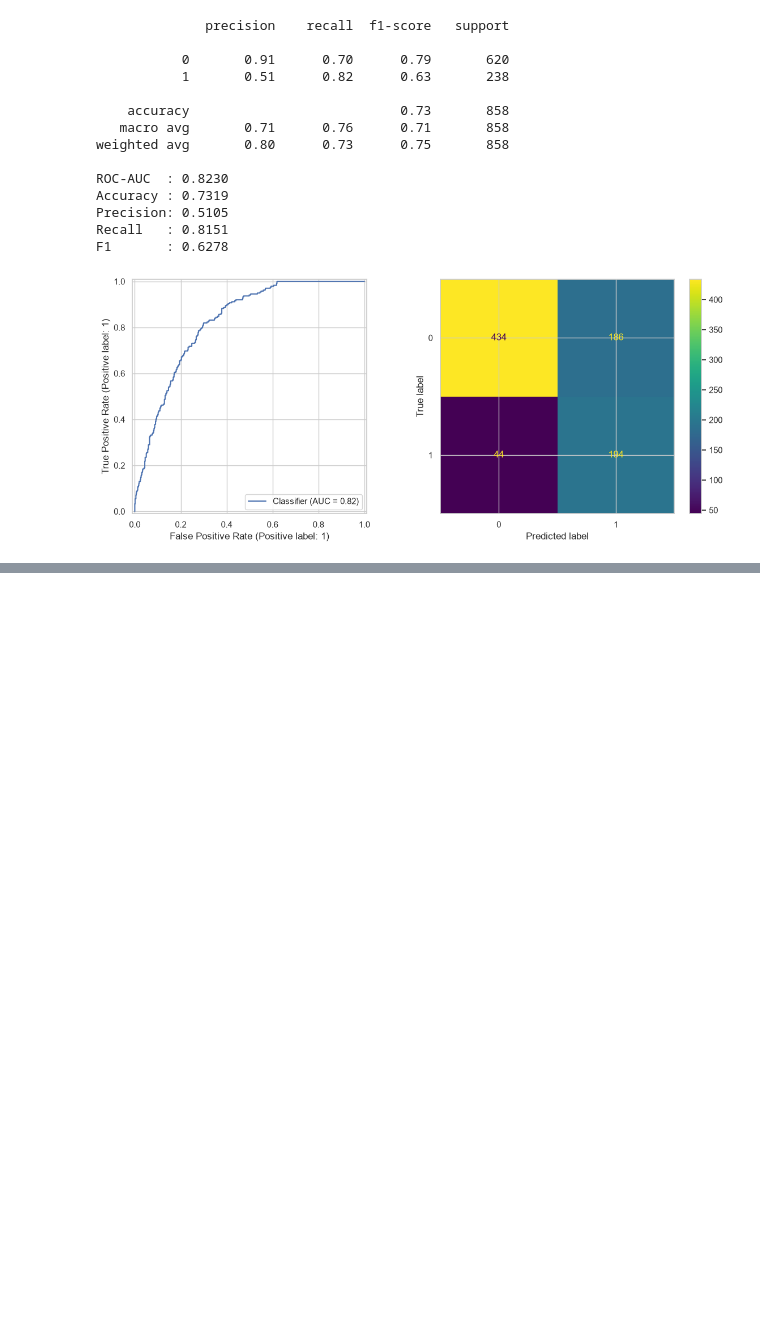
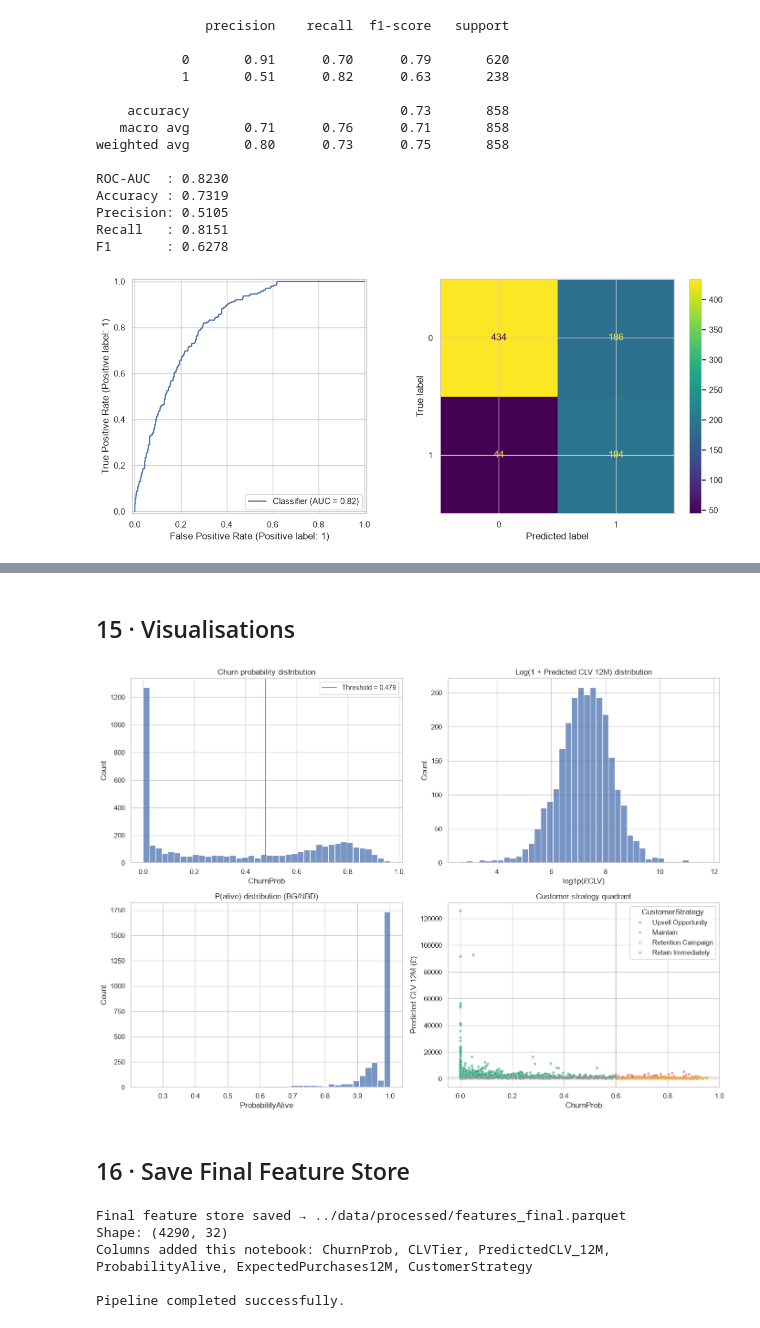
Before and after one commit to LathiyaHit/customer-segmentation-retention, a Jupyter notebook: research/05_churn_clv.ipynb, the cells around one changed output, grey strips where cells are left out. Cells and saved outputs as stored; diff of their text form; code cells hidden in the pictures; blank space fills up the shorter version.

```diff
--- a/research/05_churn_clv.ipynb
+++ b/research/05_churn_clv.ipynb
@@ -231,0 +539,65 @@ F1       : 0.6278
+# %% [markdown]
+## 15 · Visualisations
+# %%
+fig, axes = plt.subplots(2, 2, figsize=(14, 10))
+
+# Churn probability distribution
+sns.histplot(df["ChurnProb"], bins=40, ax=axes[0, 0])
+axes[0, 0].axvline(THRESHOLD, color="tomato", linewidth=1.5, label=f"Threshold = {THRESHOLD:.3f}")
+axes[0, 0].set_title("Churn probability distribution")
+axes[0, 0].legend()
+
+# Log CLV distribution
+sns.histplot(
+    np.log1p(df["PredictedCLV_12M"].dropna()),
+    bins=40,
+    ax=axes[0, 1],
+)
+axes[0, 1].set_title("Log(1 + Predicted CLV 12M) distribution")
+axes[0, 1].set_xlabel("log1p(£CLV)")
+
+# Probability alive
+sns.histplot(df["ProbabilityAlive"].dropna(), bins=40, ax=axes[1, 0])
+axes[1, 0].set_title("P(alive) distribution (BG/NBD)")
+
+# Churn vs CLV scatter coloured by strategy
+palette = {
+    "Retain Immediately": "#E24B4A",
+    "Retention Campaign": "#EF9F27",
+    "Upsell Opportunity": "#1D9E75",
+    "Maintain": "#888780",
+}
+sns.scatterplot(
+    data=df.dropna(subset=["PredictedCLV_12M"]),
+    x="ChurnProb",
+    y="PredictedCLV_12M",
+    hue="CustomerStrategy",
+    palette=palette,
+    alpha=0.5,
+    s=20,
+    ax=axes[1, 1],
+)
+axes[1, 1].axvline(0.6, color="gray", linewidth=1, linestyle="--", alpha=0.7)
+axes[1, 1].axhline(median_clv, color="gray", linewidth=1, linestyle="--", alpha=0.7)
+axes[1, 1].set_title("Customer strategy quadrant")
+axes[1, 1].set_ylabel("Predicted CLV 12M (£)")
+
+plt.tight_layout()
+plt.show()
+# %% [output]
+[figure, added]
+# %% [markdown]
+## 16 · Save Final Feature Store
+# %%
+output_path = Path("../data/processed/features_final.parquet")
+df.to_parquet(output_path, index=False)
+print(f"Final feature store saved → {output_path}")
+print(f"Shape: {df.shape}")
+print(f"Columns added this notebook: ChurnProb, CLVTier, PredictedCLV_12M, ProbabilityAlive, ExpectedPurchases12M, CustomerStrategy")
+print("\nPipeline completed successfully.")
+# %% [output]
+Final feature store saved → ../data/processed/features_final.parquet
+Shape: (4290, 32)
+Columns added this notebook: ChurnProb, CLVTier, PredictedCLV_12M, ProbabilityAlive, ExpectedPurchases12M, CustomerStrategy
+
+Pipeline completed successfully.
```
Also changed, not shown: parts of 14 cells of this notebook.
